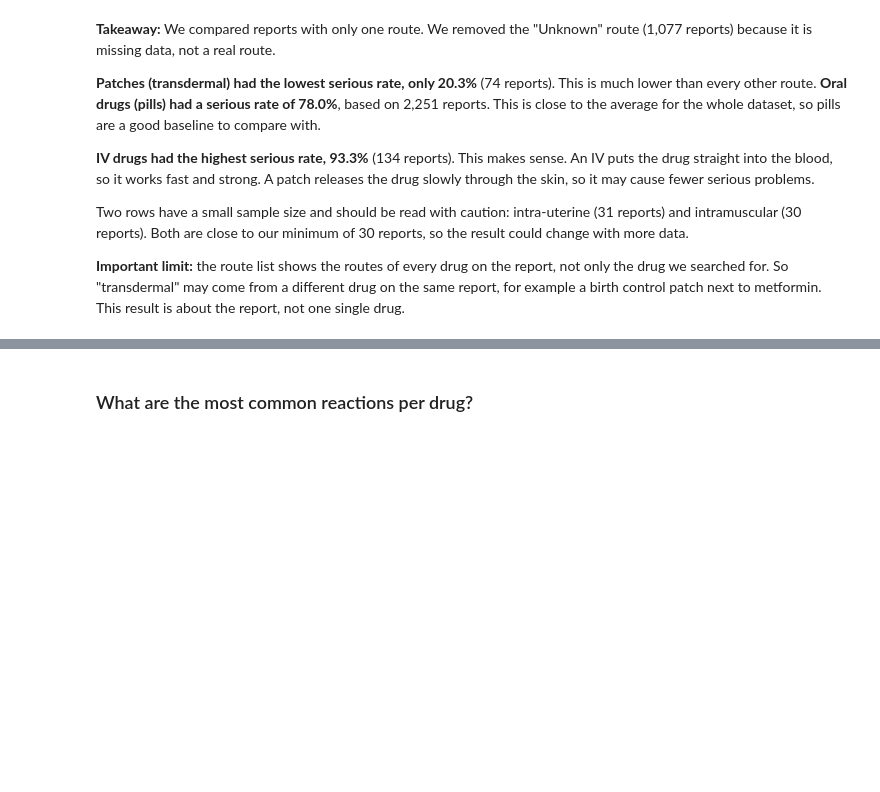
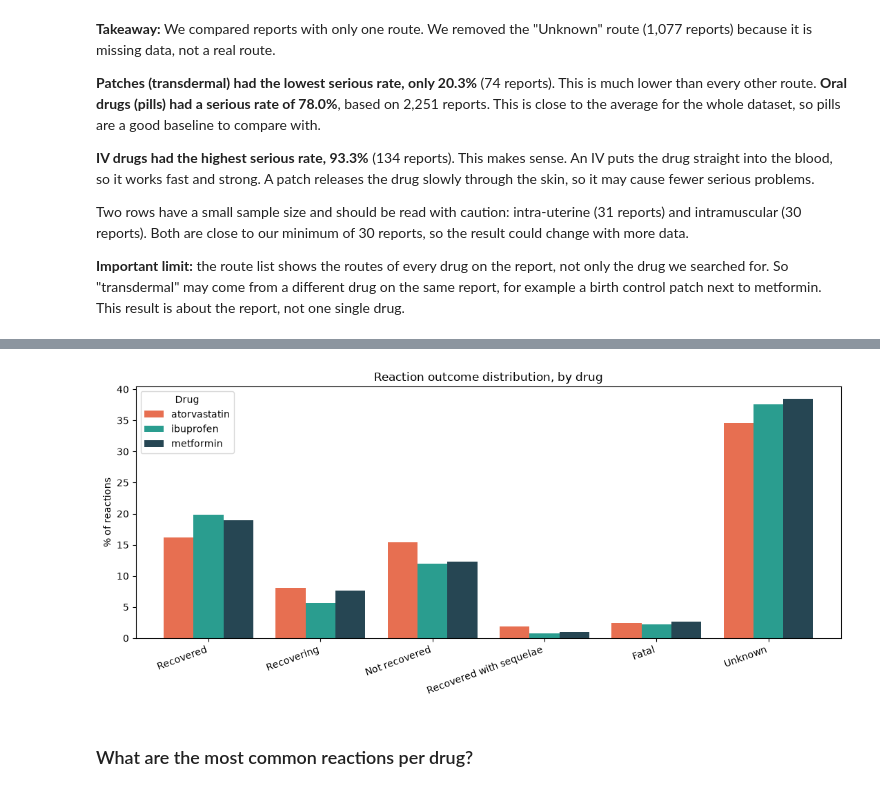
Before and after one commit to NattakanO/healthcare_drug_safety_analysis, a Jupyter notebook: data_exploration.ipynb, the cells around one changed output, grey strips where cells are left out. Drawn from its saved outputs; the diff is of its cells as text; code cells hidden in the pictures; blank space fills up the shorter version.

Commit message:
Add  reaction outcome distribution by drug analysis

```diff
--- a/data_exploration.ipynb
+++ b/data_exploration.ipynb
@@ -763,0 +769,8 @@ metformin. This result is about the report, not one single drug.
+# %%
+outcome_order = [
+    "Recovered", "Recovering", "Not recovered", "Recovered with sequelae",
+    "Fatal", "Unknown", "Conflicting reports", "Not reported (missing)",
+]
+# See every actual label value and its true share, with nothing hidden
+
+df["reaction_outcome_label"].value_counts(normalize=True).mul(100).round(1)
@@ -763,0 +788,10 @@ metformin. This result is about the report, not one single drug.
+# %%
+q3 = (
+    df.groupby("queried_drug")["reaction_outcome_label"]
+    .value_counts(normalize=True)
+    .unstack()
+    .reindex(columns=outcome_order)
+    .mul(100)
+    .round(1)
+)
+q3
@@ -764,3 +804,23 @@ metformin. This result is about the report, not one single drug.
+# %%
+# Chart: exclude the two non-outcomes (missing / conflicting) so the bars
+# show only genuine reported outcomes -- otherwise "missing" would visually
+# compete with real clinical outcomes like Fatal.
+plot_cols = [c for c in outcome_order if c not in ("Not reported (missing)", "Conflicting reports")]
+
+plot_df = q3[plot_cols].T
+ax = plot_df.plot.bar(figsize=(11, 5), width=0.8, color=[drug_colors[d] for d in plot_df.columns])
+ax.set_ylabel("% of reactions")
+ax.set_title("Reaction outcome distribution, by drug")
+ax.set_xlabel("")
+plt.xticks(rotation=20, ha="right")
+plt.legend(title="Drug")
+plt.tight_layout()
+
+os.makedirs("results", exist_ok=True)
+plt.savefig("results/outcome_distribution_by_drug.png", dpi=150, bbox_inches="tight")
+plt.show()
+# %% [output]
+[figure, added]
 # %% [markdown]
 ### What are the most common reactions per drug?
 # %% [markdown]
```
Also changed, not shown: parts of 3 cells of this notebook, 1 other file.
